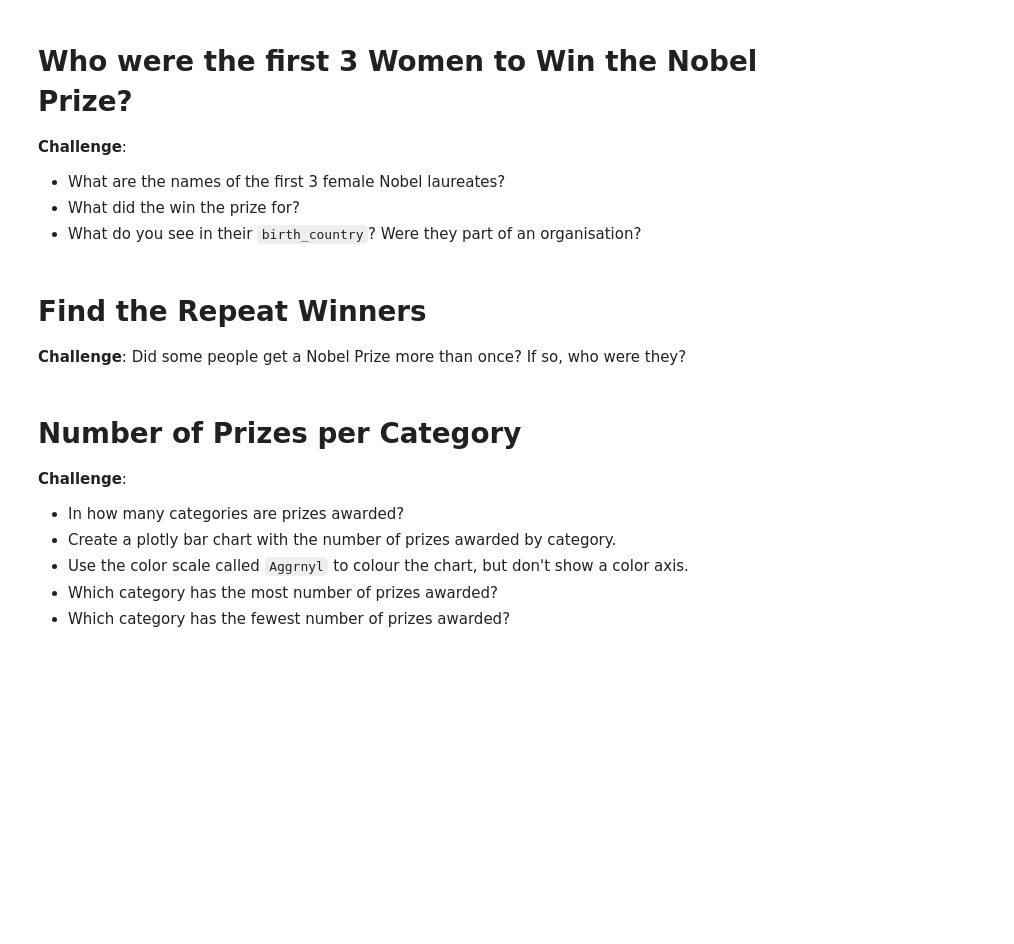
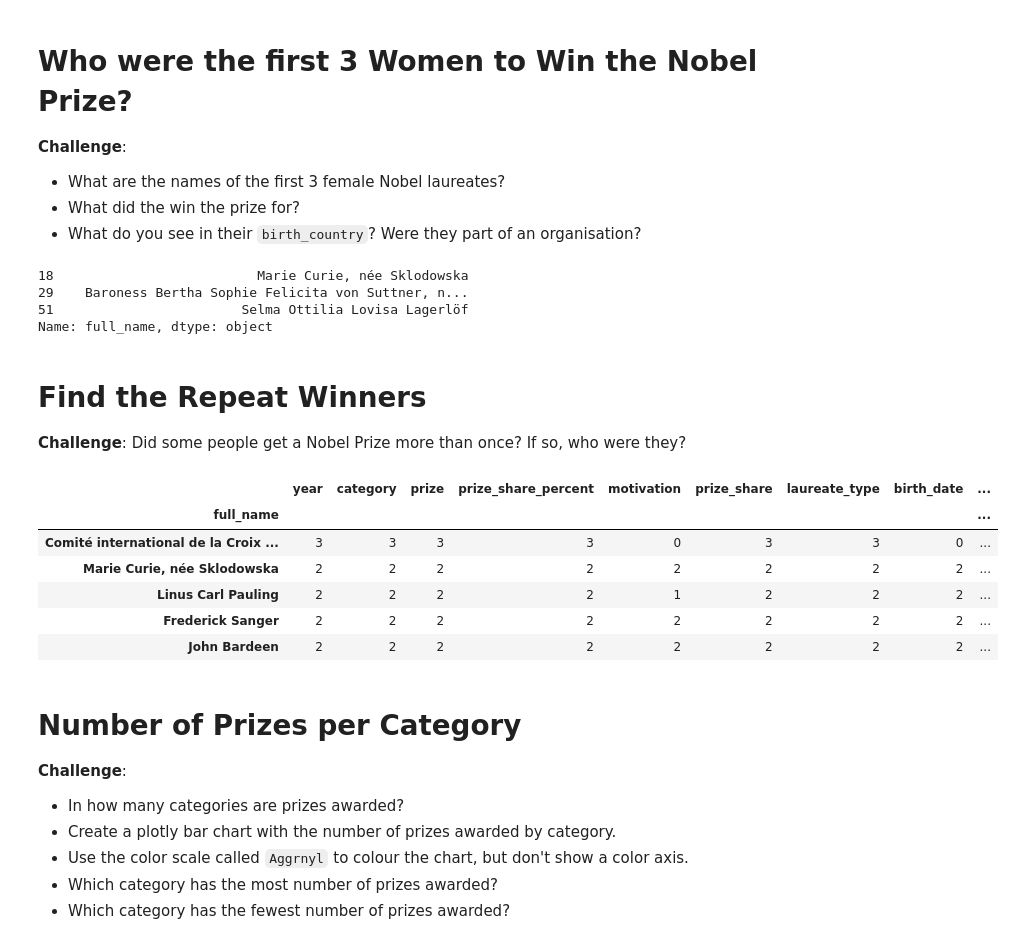
Before and after one commit to womaro/Story, a Jupyter notebook: Nobel_Prize_Analysis_(start).ipynb, the cells around one changed output. Cells and saved outputs as stored; diff of their text form; code cells hidden in the pictures; blank space fills up the shorter version.

```diff
--- a/Nobel_Prize_Analysis_(start).ipynb
+++ b/Nobel_Prize_Analysis_(start).ipynb
@@ -188,10 +202,28 @@ df_data.sample(5)
 * What are the names of the first 3 female Nobel laureates?
 * What did the win the prize for?
 * What do you see in their `birth_country`? Were they part of an organisation?
+# %%
+women_data = df_data.query('sex == "Female"')
+women_data.sort_values('year').head(3).full_name
+# %% [output]
+18                          Marie Curie, née Sklodowska
+29    Baroness Bertha Sophie Felicita von Suttner, n...
+51                        Selma Ottilia Lovisa Lagerlöf
+Name: full_name, dtype: object
 # %% [markdown]
 # Find the Repeat Winners
 
 **Challenge**: Did some people get a Nobel Prize more than once? If so, who were they?
+# %%
+df_data.groupby('full_name').count().sort_values('prize', ascending=False).head(5)
+# %% [output]
+|  | year | category | prize | prize_share_percent | motivation | prize_share | laureate_type | birth_date | ... |
+| full_name |  |  |  |  |  |  |  |  | ... |
+| Comité international de la Croix ... | 3 | 3 | 3 | 3 | 0 | 3 | 3 | 0 | ... |
+| Marie Curie, née Sklodowska | 2 | 2 | 2 | 2 | 2 | 2 | 2 | 2 | ... |
+| Linus Carl Pauling | 2 | 2 | 2 | 2 | 1 | 2 | 2 | 2 | ... |
+| Frederick Sanger | 2 | 2 | 2 | 2 | 2 | 2 | 2 | 2 | ... |
+| John Bardeen | 2 | 2 | 2 | 2 | 2 | 2 | 2 | 2 | ... |
 # %% [markdown]
 # Number of Prizes per Category
 
```
Also changed, not shown: parts of 4 cells of this notebook.
